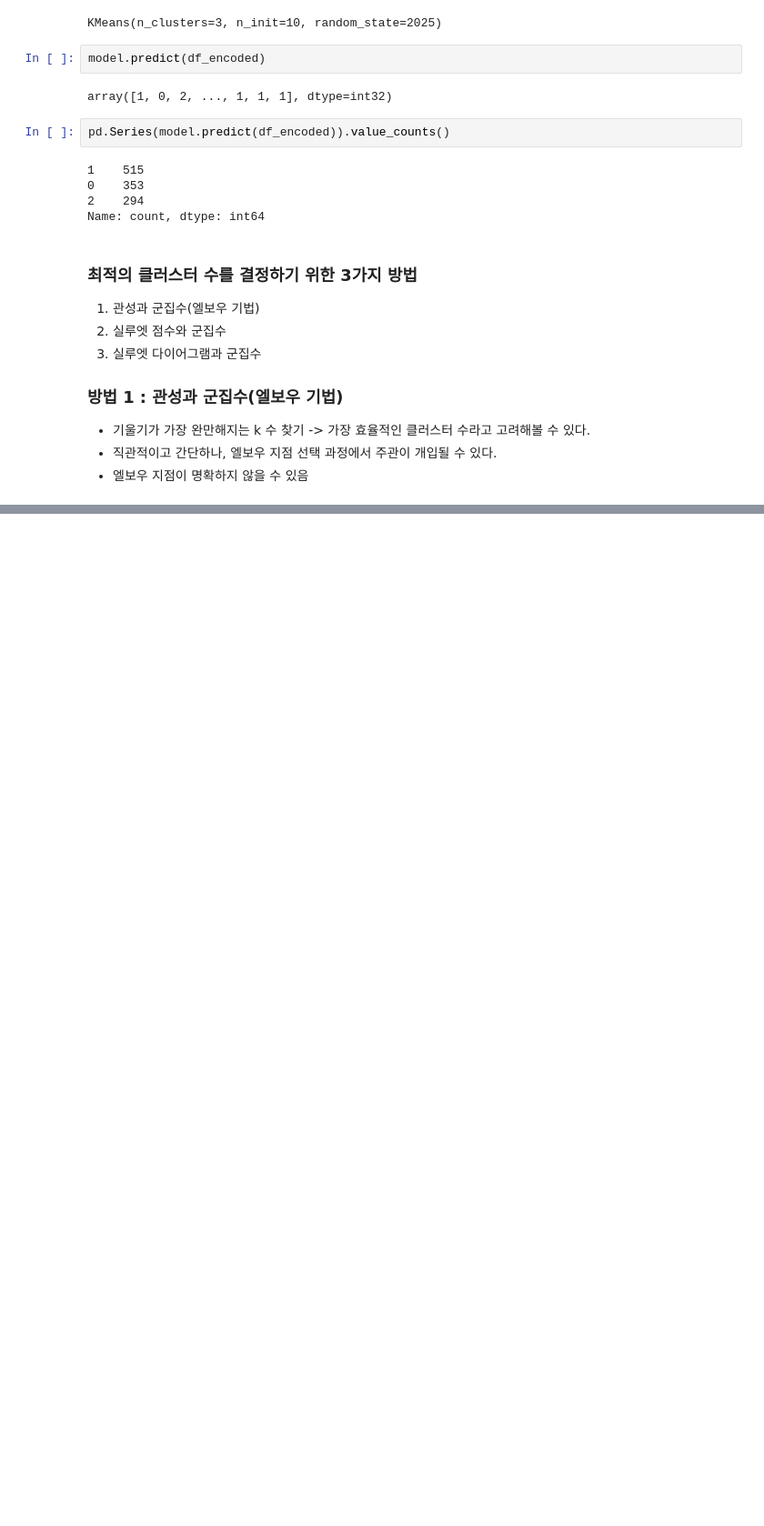
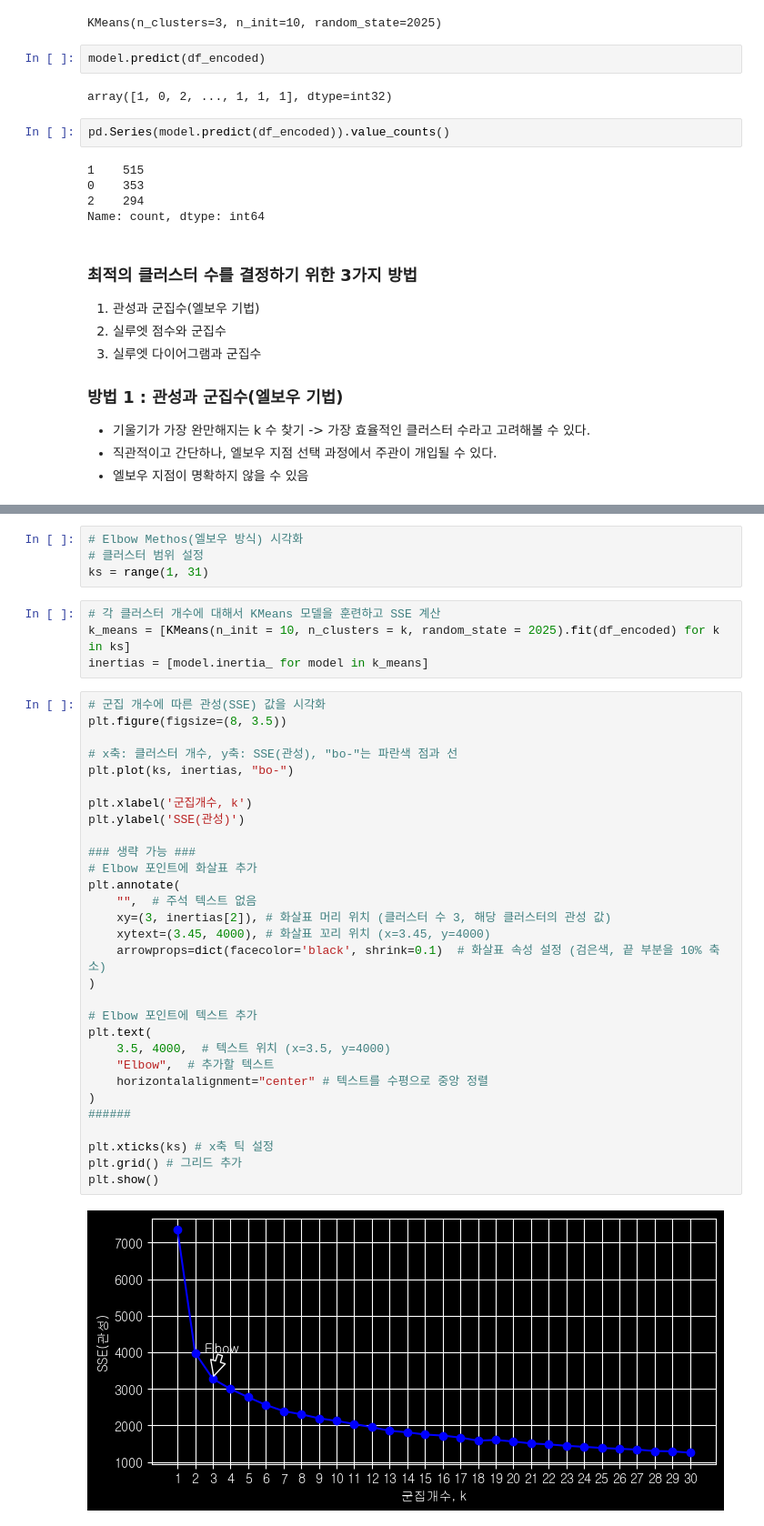
Before and after one commit to good0neighbour/ESTCampAI, a Jupyter notebook: 머신러닝/ex03구내식당관리.ipynb, the cells around one changed output, grey strips where cells are left out. Shown at 91% size. Saved outputs shown, nothing was run; the diff lists cells and outputs as text; blank space fills up the shorter version.

```diff
--- a/머신러닝/ex03구내식당관리.ipynb
+++ b/머신러닝/ex03구내식당관리.ipynb
@@ -732,0 +757,40 @@ Name: count, dtype: int64
+# %%
+# Elbow Methos(엘보우 방식) 시각화
+# 클러스터 범위 설정
+ks = range(1, 31)
+# %%
+# 각 클러스터 개수에 대해서 KMeans 모델을 훈련하고 SSE 계산
+k_means = [KMeans(n_init = 10, n_clusters = k, random_state = 2025).fit(df_encoded) for k in ks]
+inertias = [model.inertia_ for model in k_means]
+# %%
+# 군집 개수에 따른 관성(SSE) 값을 시각화
+plt.figure(figsize=(8, 3.5))
+
+# x축: 클러스터 개수, y축: SSE(관성), "bo-"는 파란색 점과 선
+plt.plot(ks, inertias, "bo-")
+
+plt.xlabel('군집개수, k')
+plt.ylabel('SSE(관성)')
+
+### 생략 가능 ###
+# Elbow 포인트에 화살표 추가
+plt.annotate(
+    "",  # 주석 텍스트 없음
+    xy=(3, inertias[2]), # 화살표 머리 위치 (클러스터 수 3, 해당 클러스터의 관성 값)
+    xytext=(3.45, 4000), # 화살표 꼬리 위치 (x=3.45, y=4000)
+    arrowprops=dict(facecolor='black', shrink=0.1)  # 화살표 속성 설정 (검은색, 끝 부분을 10% 축소)
+)
+
+# Elbow 포인트에 텍스트 추가
+plt.text(
+    3.5, 4000,  # 텍스트 위치 (x=3.5, y=4000)
+    "Elbow",  # 추가할 텍스트
+    horizontalalignment="center" # 텍스트를 수평으로 중앙 정렬
+)
+######
+
+plt.xticks(ks) # x축 틱 설정
+plt.grid() # 그리드 추가
+plt.show()
+# %% [output]
+[figure, added]
```
Also changed, not shown: parts of 55 cells of this notebook, 1 other file.
